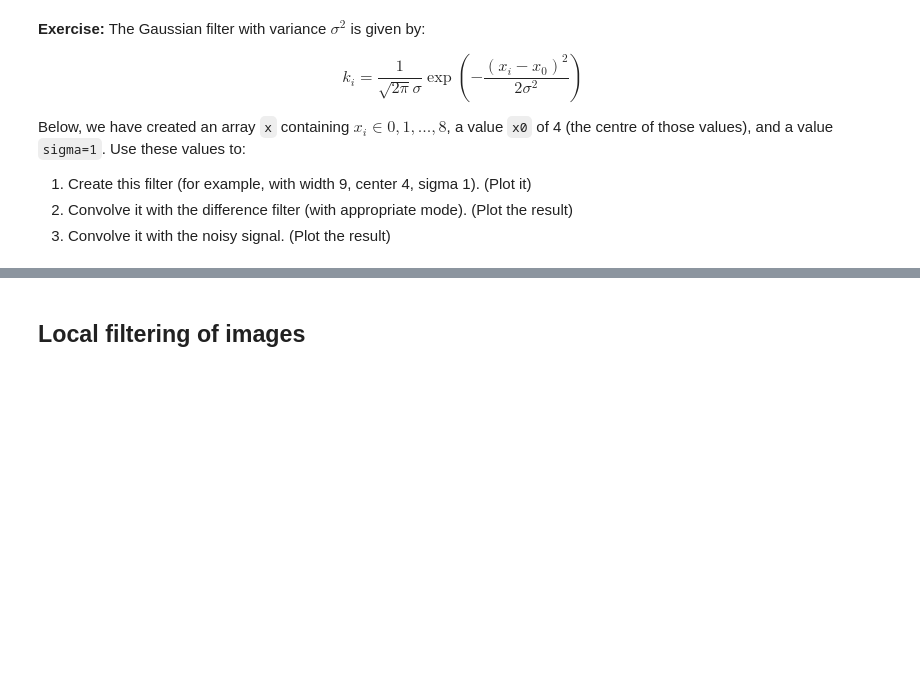
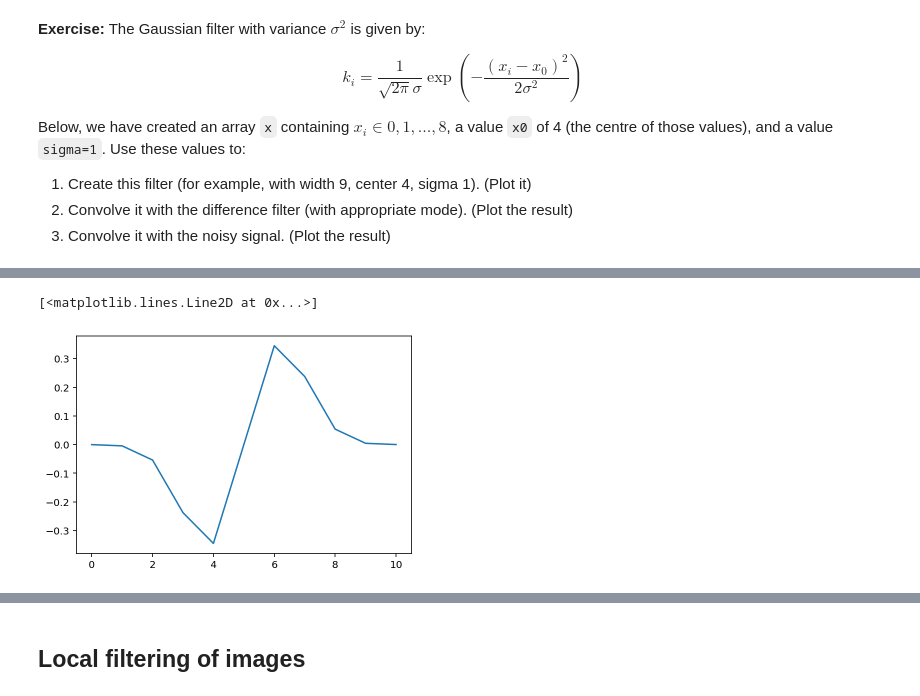
Before and after one commit to jni/skimage-tutorials, a Jupyter notebook: lectures/1_image_filters.ipynb, the cells around one changed output, grey strips where cells are left out. Drawn from its saved outputs; the diff is of its cells as text; code cells hidden in the pictures; blank space fills up the shorter version.

```diff
--- a/lectures/1_image_filters.ipynb
+++ b/lectures/1_image_filters.ipynb
@@ -246,0 +323,2 @@ sigma = 1
+# %%
+diff_kernel = np.array([-1, 0, 1])
@@ -246,0 +327,5 @@ sigma = 1
+# %%
+plt.plot(np.convolve(ki, diff_kernel, mode='full'))
+# %% [output]
+[<matplotlib.lines.Line2D at 0x...>]
+[figure, added]
```
Also changed, not shown: parts of 66 cells of this notebook, 3 other files.
